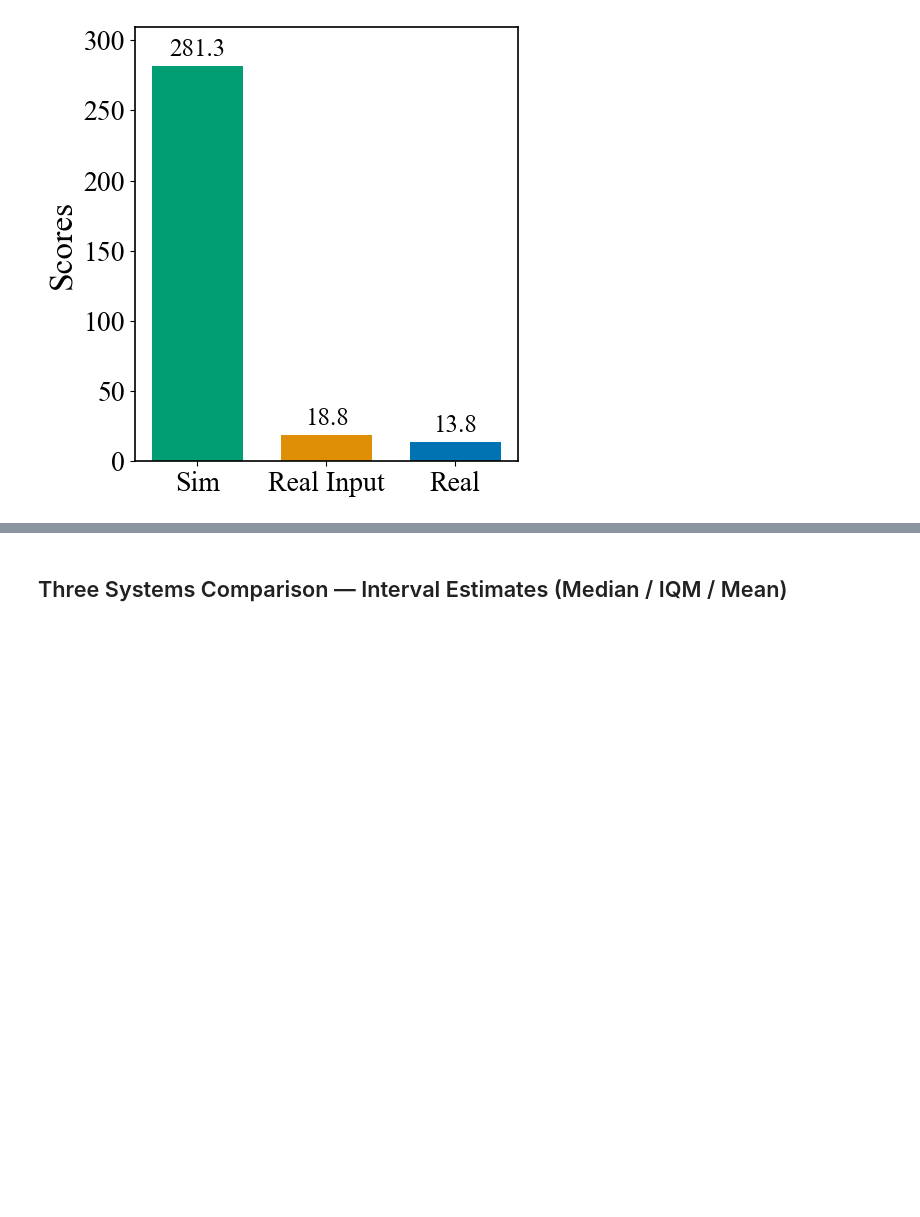
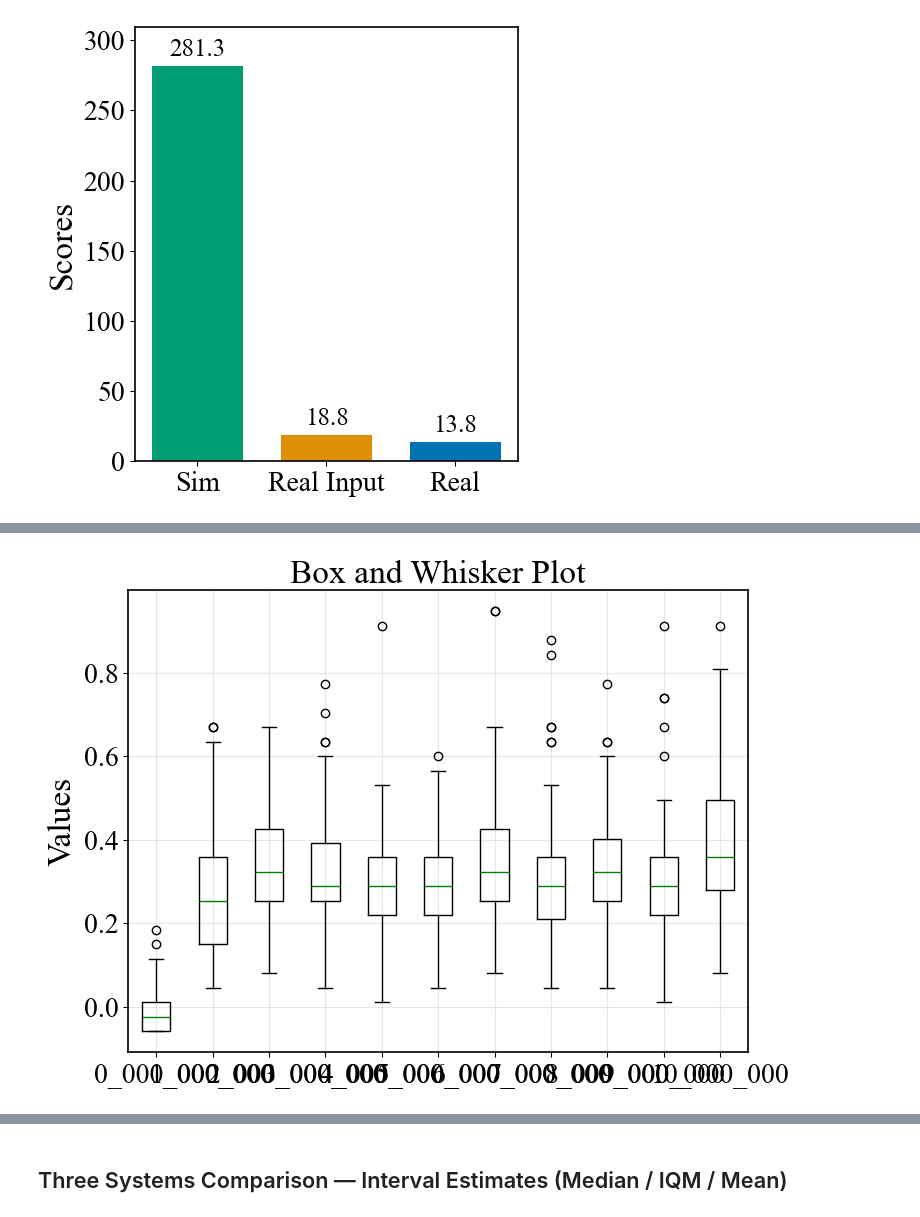
Before and after one commit to RongpingZhou/data_and_plot, a Jupyter notebook: plot.ipynb, the cells around one changed output, grey strips where cells are left out. Cells and saved outputs as stored; diff of their text form; code cells hidden in the pictures; blank space fills up the shorter version.

```diff
--- a/plot.ipynb
+++ b/plot.ipynb
@@ -739,0 +817,2 @@ bar_colors: [(0.00784313725490196, 0.6196078431372549, 0.45098039215686275), (0.
+# %%
+gym_id = "BreakoutNoFrameskip-v4"
@@ -739,0 +1064,12 @@ bar_colors: [(0.00784313725490196, 0.6196078431372549, 0.45098039215686275), (0.
+# %%
+plt.figure(figsize=(8, 6))
+bp = plt.boxplot(list(array_for_dict), labels=labels)
+plt.ylabel('Values')
+plt.title('Box and Whisker Plot')
+plt.grid(True, alpha=0.3)
+plt.draw()
+
+plt.pause(0.1)
+plt.show()
+# %% [output]
+[figure, added]
```
Also changed, not shown: parts of 18 cells of this notebook, 43 other files.
